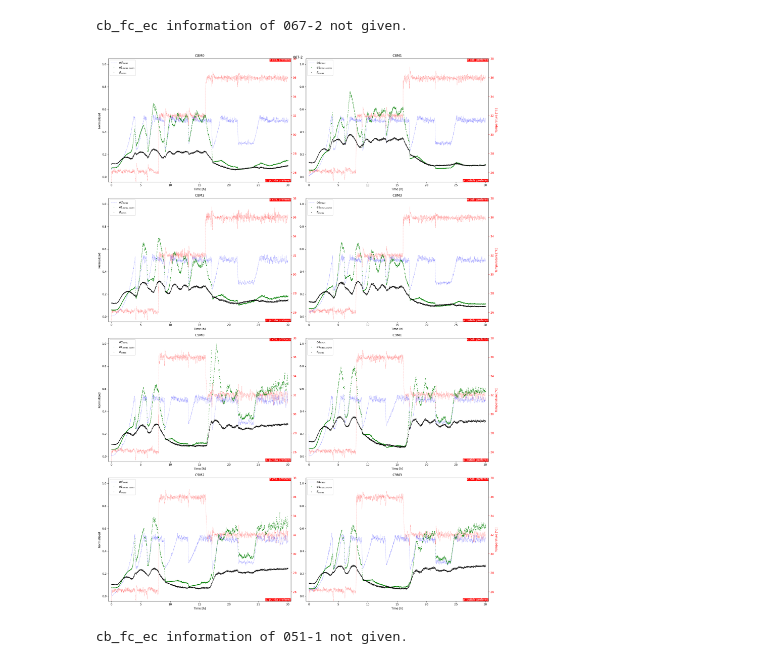
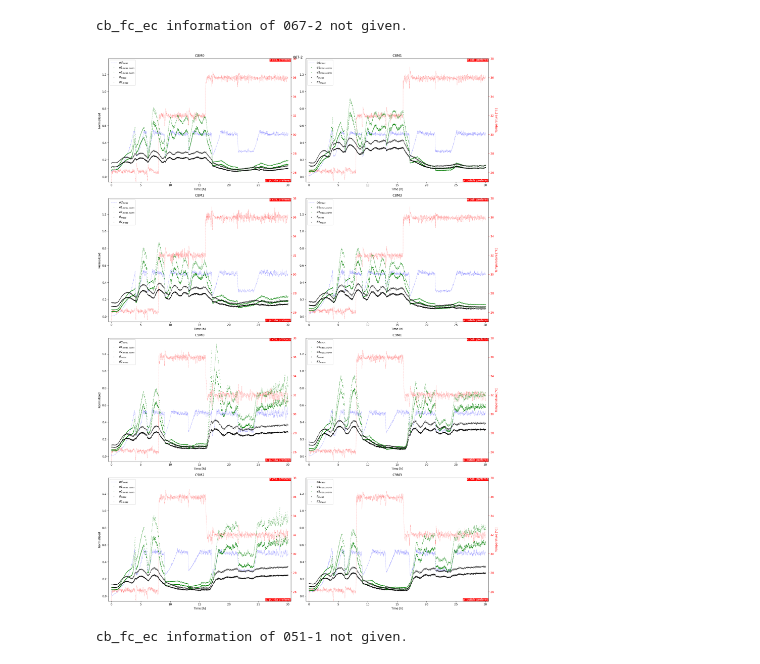
Before and after one commit to Janmorlock/PopEst, a Jupyter notebook: ScrapScript.ipynb, the cells around one changed output. Cells and saved outputs as stored; diff of their text form; code cells hidden in the pictures.

```diff
--- a/ScrapScript.ipynb
+++ b/ScrapScript.ipynb
@@ -73,8 +73,10 @@ for j in range(cbParam.n_reactors):
     # ax[r][c].plot(cbData.time_h[j],cbData.hr[j]*100,'k',lw=0.5, alpha=0.5, label = '$hr_{meas}*100$')
     ax[r][c].plot(cbData.time_h[j],cbData.od[j],'--b', lw=0.5, alpha=0.5, label = '$od_{meas}$')
     ax[r][c].plot(cbData.time_h[j],cbData.fl[j]*cbData.b1[j]/e1_max,'.g',markersize = 1.5, label = '$e1_{meas,norm}$')
+    ax[r][c].plot(cbData.time_h[j],cbData.fl2[j]*cbData.b1[j]/e1_max,'.g',alpha = 0.5, markersize = 1.5, label = '$e2_{meas,norm}$')
     # ax[r][c].plot(cbData.time_h[j],cbData.b1[j]/b1_max,'.b',markersize = 1, label = '$b1_{meas,norm}$')
     ax[r][c].plot(cbData.time_h[j],cbData.fl[j],'.k',markersize = 1.5, alpha = 1, label = '$fl_{meas}$')
+    ax[r][c].plot(cbData.time_h[j],cbData.fl2[j],'.k',markersize = 1.5, alpha = 0.5, label = '$fl2_{meas}$')
 
     ax[r][c].legend(loc="upper left")
     # axr.legend(loc="upper right")
@@ -83,34 +85,34 @@ for j in range(cbParam.n_reactors):
     else:
         axr.set_ylabel('Temperature [°C]', color='r')
         ax[r][c].tick_params(axis='y', labelleft=True)
     axr.tick_params(axis='y', color='r', labelcolor='r')
     axr.text(1, 1, 'e coli. prefered',
             horizontalalignment='right',
             verticalalignment='top',
             transform=axr.transAxes,
             color='w',
             bbox={'facecolor': 'red', 'alpha': 1, 'pad': 0, 'edgecolor': 'r'})
     axr.text(1, 0, 'p. putida prefered',
             horizontalalignment='right',
             verticalalignment='bottom',
             transform=axr.transAxes,
             color='w',
             bbox={'facecolor': 'red', 'alpha': 1, 'pad': 0, 'edgecolor': 'r'})
     ax[r][c].set_xlabel("Time [h]")
     ax[r][c].set_xlim([cbData.time_h[j][0]-0.5,cbData.time_h[j][-1]+0.5])
     # ax[r][c].set_ylim([-5,105])
     axr.set_ylim([25,38])
     ax[r][c].set_title(cbParam.titles[j])
 # TODO: Set titles
 fig.suptitle(data_name)
 fig.tight_layout()
 results_dir = "Images/{}".format(data_name)
 if not os.path.isdir(results_dir):
     os.makedirs(results_dir)
 fig.savefig(results_dir+"/analysis_fl.png")
 # %% [output]
 cb_fc_ec information of 067-2 not given.
-[figure, old version]
+[figure, new version]
 # %%
 import numpy as np
 import math
```
Also changed, not shown: 1 other file.
